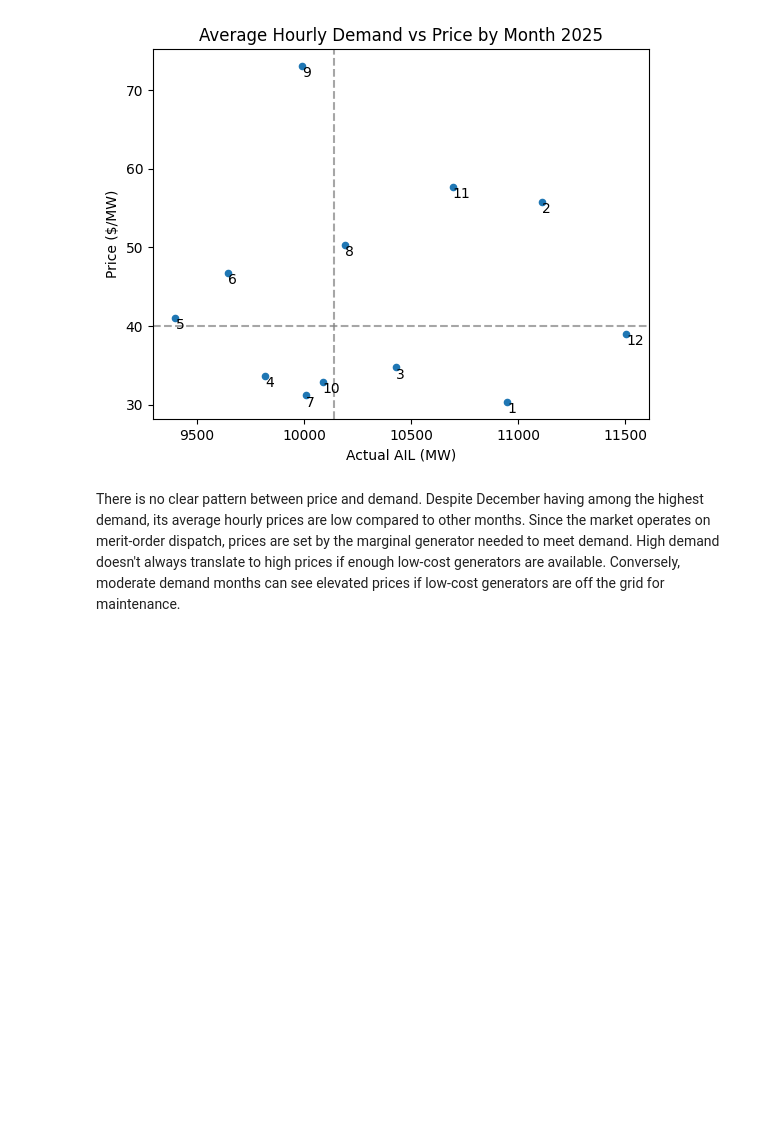
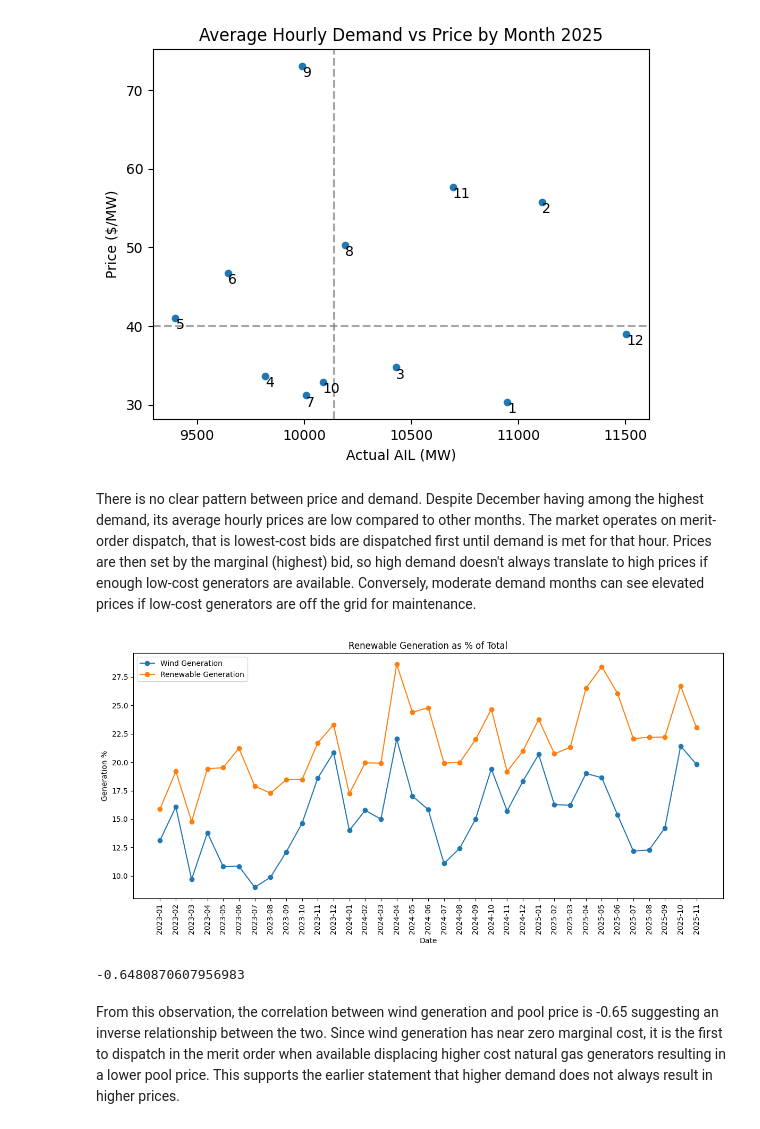
Before and after one commit to rchlmlngt/Alberta-Power-Market-Analysis, a Jupyter notebook: EDA.ipynb, the cells around one changed output. Drawn from its saved outputs; the diff is of its cells as text; code cells hidden in the pictures; blank space fills up the shorter version.

```diff
--- a/EDA.ipynb
+++ b/EDA.ipynb
@@ -239,4 +242,45 @@ plt.show()
 [figure]
 [figure]
 # %% [markdown]
-There is no clear pattern between price and demand. Despite December having among the highest demand, its average hourly prices are low compared to other months. Since the market operates on merit-order dispatch, prices are set by the marginal generator needed to meet demand. High demand doesn't always translate to high prices if enough low-cost generators are available. Conversely, moderate demand months can see elevated prices if low-cost generators are off the grid for maintenance.
+There is no clear pattern between price and demand. Despite December having among the highest demand, its average hourly prices are low compared to other months. The market operates on merit-order dispatch, that is lowest-cost bids are dispatched first until demand is met for that hour. Prices are then set by the marginal (highest) bid, so high demand doesn't always translate to high prices if enough low-cost generators are available. Conversely, moderate demand months can see elevated prices if low-cost generators are off the grid for maintenance.
+# %%
+# Section 6: Relationship between price and renewable generation
+
+pg = pd.read_csv('PowerGeneration2023-2025.csv')
+
+# Calculate renewable generation %
+wind_gen = (pg['Wind Turbine (MWh)']/pg['Total (MWh)'])*100
+ren_gen = ((pg['Hydraulic Turbine (MWh)'] + pg['Wind Turbine (MWh)'] + pg['Solar (MWh)'] )/pg['Total (MWh)'])*100
+
+# Plot renewable generation
+fig, ax = plt.subplots(figsize=(12,6))
+gen = pd.DataFrame({
+    'Wind Generation' : wind_gen,
+    'Renewable Generation' : ren_gen
+})
+gen.index = pg['Date']
+gen.plot(ax=ax, kind='line', marker='o')
+plt.xlabel('Date')
+plt.ylabel('Generation %')
+plt.title('Renewable Generation as % of Total')
+plt.xticks(range(len(gen)), gen.index, rotation=90)
+plt.tight_layout()
+plt.show()
+
+# Correlation
+df_sum = pd.concat([df,df1,df2])
+monthy_avg_price = df_sum.groupby(df_sum['Date'].dt.to_period('M'))['Actual Posted Pool Price'].mean()
+monthy_avg_price = monthy_avg_price.iloc[:-1]
+
+# Create a dataframe to calculate correlation
+corr_df = pd.DataFrame({
+    'Actual Posted Pool Price' : monthy_avg_price.values,
+    'Wind Generation %' : wind_gen.values,
+})
+correlation = corr_df['Actual Posted Pool Price'].corr(corr_df['Wind Generation %'])
+print(correlation)
+# %% [output]
+[figure, added]
+-0.6480870607956983
+# %% [markdown]
+From this observation, the correlation between wind generation and pool price is -0.65 suggesting an inverse relationship between the two. Since wind generation has near zero marginal cost, it is the first to dispatch in the merit order when available displacing higher cost natural gas generators resulting in a lower pool price. This supports the earlier statement that higher demand does not always result in higher prices.
```
Also changed, not shown: parts of 1 cell of this notebook, 3 other files.
